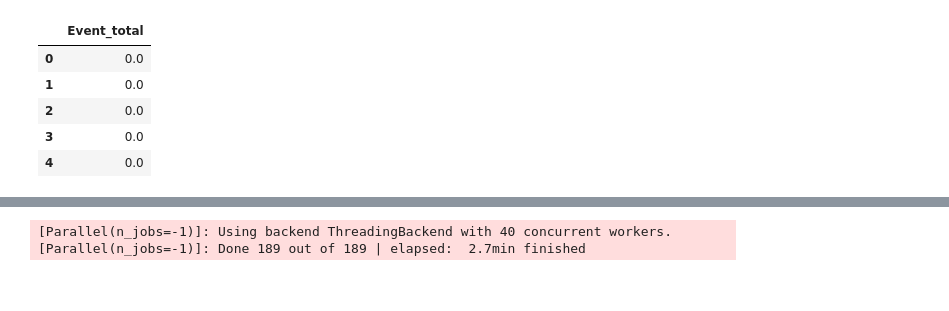
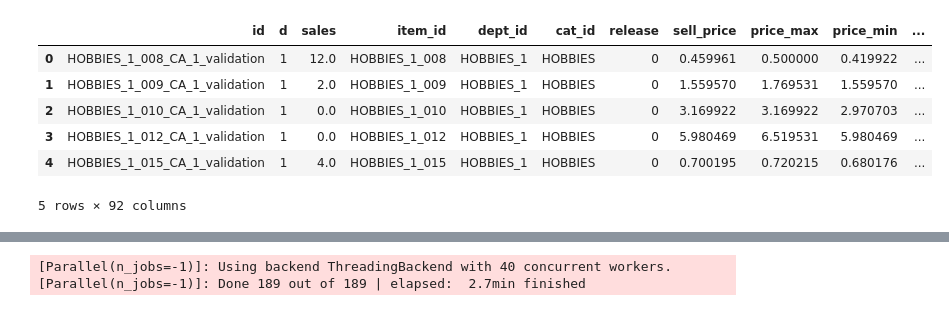
Before and after one commit to ipejun-ai/m5-accuracy, a Jupyter notebook: check_imporatance.ipynb, the cells around one changed output, grey strips where cells are left out. Cells and saved outputs as stored; diff of their text form; code cells hidden in the pictures.

```diff
--- a/check_imporatance.ipynb
+++ b/check_imporatance.ipynb
@@ -92,7 +227,7 @@ def get_data_by_store(store):
     df5 = pd.read_pickle(EVENT_TYPE).iloc[:,2:]
     df5 = df5[df5.index.isin(df.index)]
 
-    df6 = pd.read_pickle(EVENT_VALUE).iloc[:,2:]
+    df6 = pd.read_pickle(EVENT_VALUE).iloc[:,2]
     df6 = df6[df6.index.isin(df.index)]
 
     df7 = pd.read_pickle(LAGS_364).iloc[:,2:]
@@ -349,21 +483,28 @@ ROLS_SPLIT = []
 for i in [1,7,14]:
     for j in [7,14,30,60]:
         ROLS_SPLIT.append([i,j])
-# %%
-
-
-df6 = pd.read_pickle(EVENT_VALUE).iloc[:,2:]
-df6.head()
-# %% [output]
-|  | Event_total |
-| 0 | 0.0 |
-| 1 | 0.0 |
-| 2 | 0.0 |
-| 3 | 0.0 |
-| 4 | 0.0 |
 # %%
 grid_df, features_columns = get_data_by_store("CA_1")
 # %%
 train_mask = grid_df['d']<=END_TRAIN
 valid_mask = train_mask&(grid_df['d']>(END_TRAIN-P_HORIZON))
 preds_mask = grid_df['d']>(END_TRAIN-100)
+# %%
+#欠損値
+#grid_df1=grid_df[~grid_df.isin([np.nan, np.inf, -np.inf]).any(1)]
+#grid_df1.head()
+#grid_df.loc[:,~grid_df.notnull().all()]
+category_col=["sales","id","d","item_id","dept_id","cat_id","event_name_1","event_type_1","event_name_2","event_type_2"]
+tmp_col=[x for x in grid_df.columns if x not in category_col]
+grid_df.loc[:,tmp_col]=grid_df[tmp_col].fillna(0)
+#grid_df=pd.concat([grid_df[category_col],grid_df[tmp_col].fillna(0)],axis=1)
+# %%
+grid_df.head()
+# %% [output]
+|  | id | d | sales | item_id | dept_id | cat_id | release | sell_price | price_max | price_min | ... |
+| 0 | HOBBIES_1_008_CA_1_validation | 1 | 12.0 | HOBBIES_1_008 | HOBBIES_1 | HOBBIES | 0 | 0.459961 | 0.500000 | 0.419922 | ... |
+| 1 | HOBBIES_1_009_CA_1_validation | 1 | 2.0 | HOBBIES_1_009 | HOBBIES_1 | HOBBIES | 0 | 1.559570 | 1.769531 | 1.559570 | ... |
+| 2 | HOBBIES_1_010_CA_1_validation | 1 | 0.0 | HOBBIES_1_010 | HOBBIES_1 | HOBBIES | 0 | 3.169922 | 3.169922 | 2.970703 | ... |
+| 3 | HOBBIES_1_012_CA_1_validation | 1 | 0.0 | HOBBIES_1_012 | HOBBIES_1 | HOBBIES | 0 | 5.980469 | 6.519531 | 5.980469 | ... |
+| 4 | HOBBIES_1_015_CA_1_validation | 1 | 4.0 | HOBBIES_1_015 | HOBBIES_1 | HOBBIES | 0 | 0.700195 | 0.720215 | 0.680176 | ... |
+5 rows × 92 columns
```
Also changed, not shown: parts of 22 cells of this notebook.
